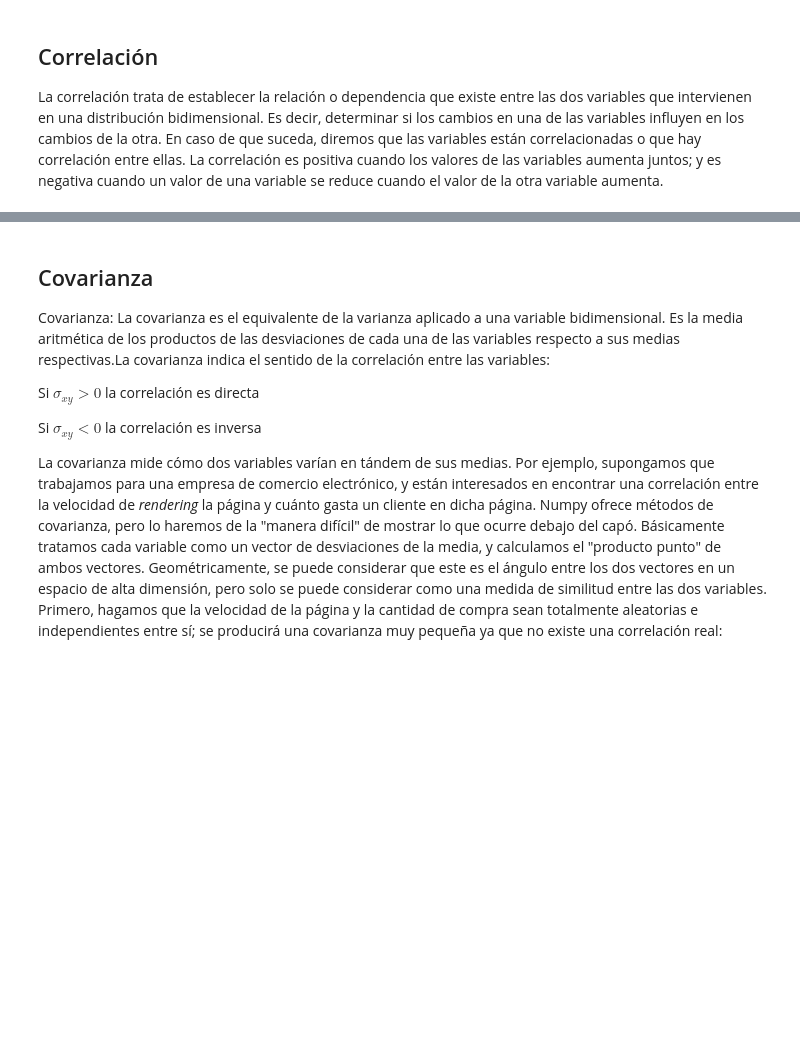
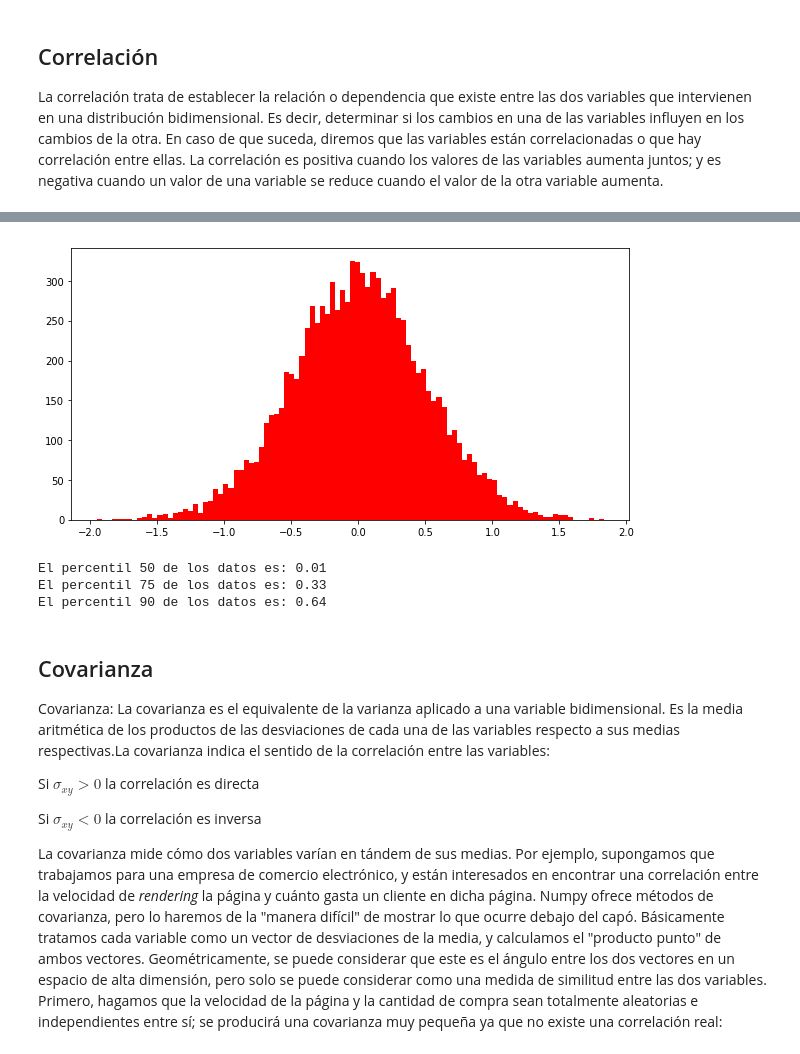
Before and after one commit to Puertarra/Estadisticas-101, a Jupyter notebook: Estadisticas-101-master/07-Estadistica-101.ipynb, the cells around one changed output, grey strips where cells are left out. Cells and saved outputs as stored; diff of their text form; code cells hidden in the pictures; blank space fills up the shorter version.

Commit message:
Se incluye percentiles

```diff
--- a/Estadisticas-101-master/07-Estadistica-101.ipynb
+++ b/Estadisticas-101-master/07-Estadistica-101.ipynb
@@ -453,3 +447,18 @@ array([[-0.27404652,  0.50780748,  0.85677038,  2.2589167 ],
+# %%
+datos = np.random.normal(0, 0.5, 10000)
+plt.figure(figsize=(10,5))
+plt.hist(datos, 100, color='r')
+plt.show()
+# %% [output]
+[figure, added]
+# %%
+print('El percentil 50 de los datos es: {:4.2f}'.format(np.percentile(datos, 50)))
+print('El percentil 75 de los datos es: {:4.2f}'.format(np.percentile(datos, 75)))
+print('El percentil 90 de los datos es: {:4.2f}'.format(np.percentile(datos, 90)))
+# %% [output]
+El percentil 50 de los datos es: 0.01
+El percentil 75 de los datos es: 0.33
+El percentil 90 de los datos es: 0.64
 # %% [markdown]
 ## Covarianza
 
```
Also changed, not shown: parts of 3 cells of this notebook.
